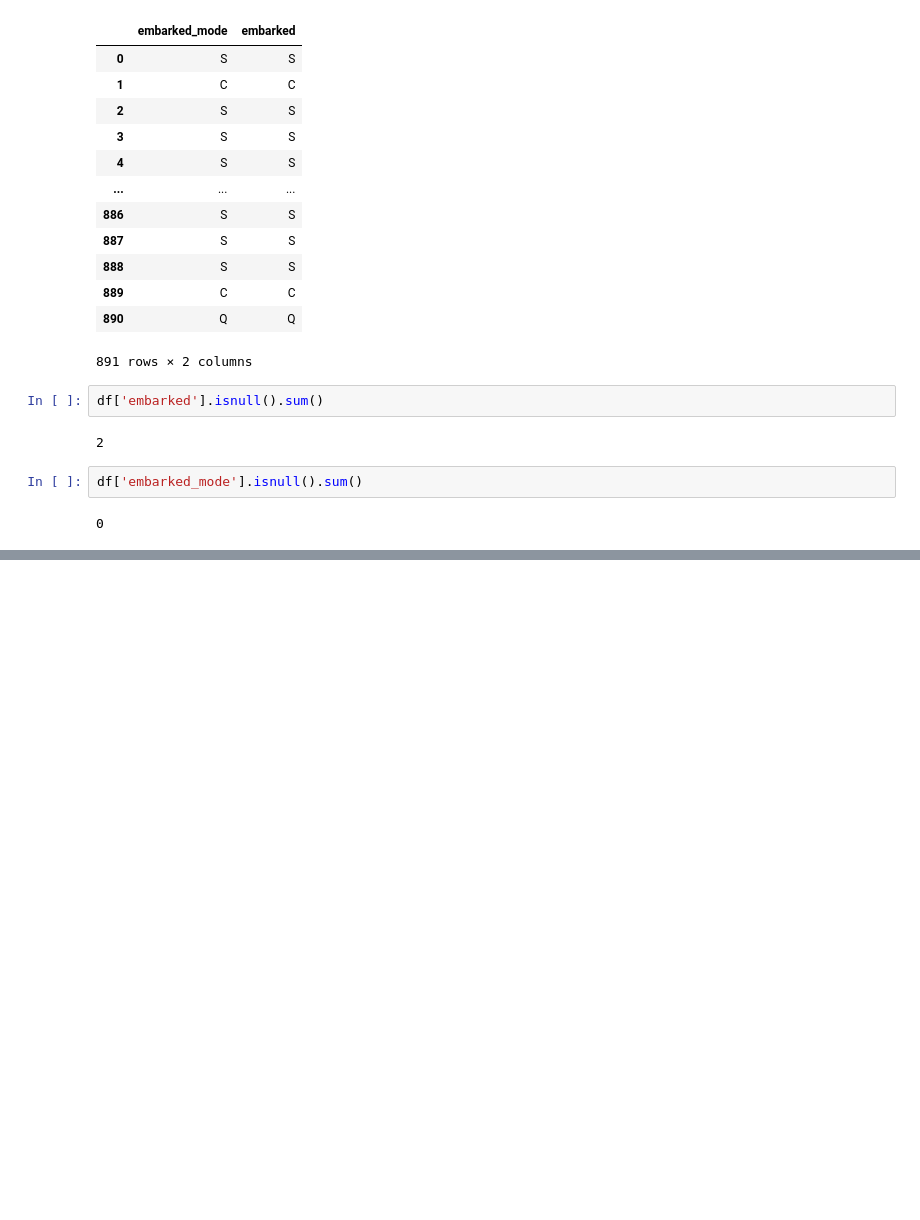
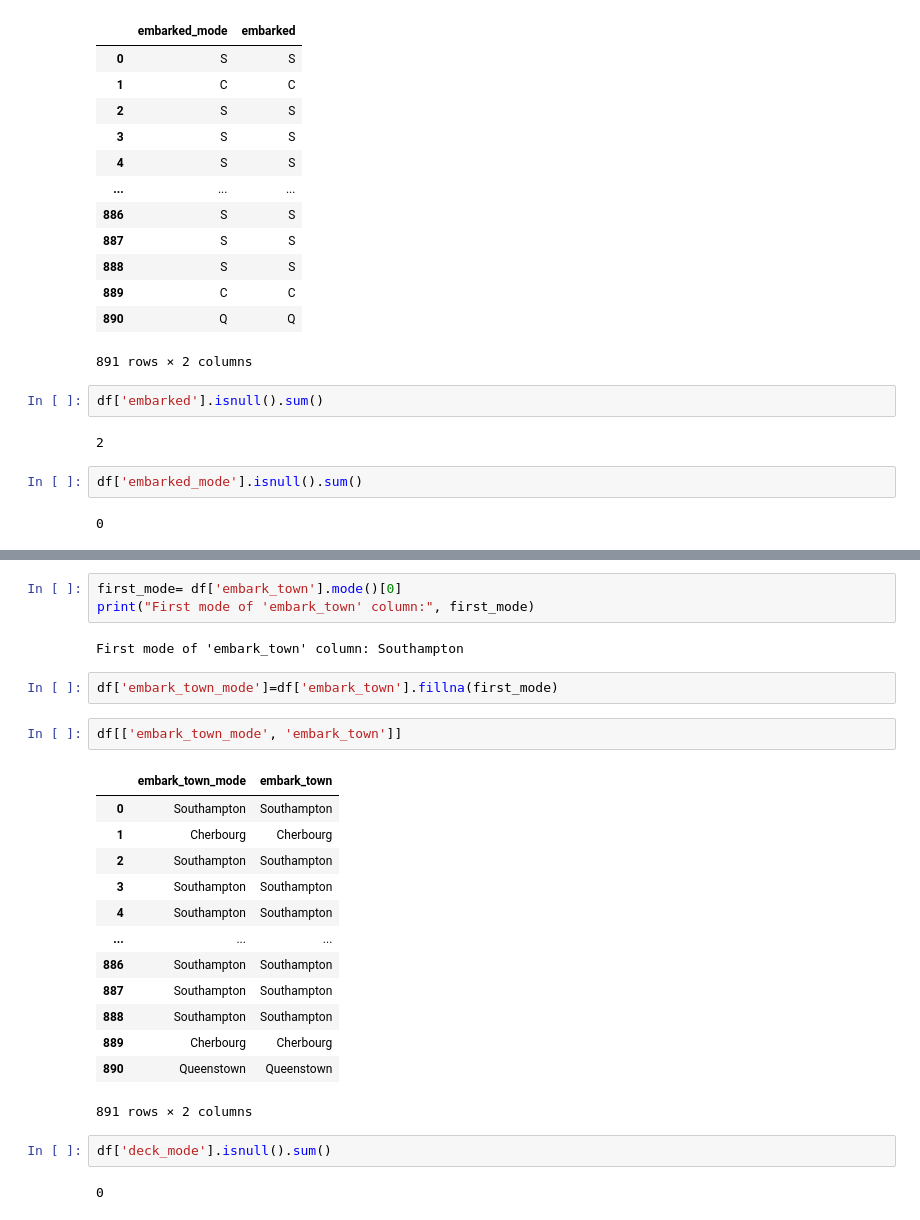
Before and after one commit to Thejaswee-Badepalle/Machine-Learning, a Jupyter notebook: Handling Missing Values.ipynb, the cells around one changed output, grey strips where cells are left out. Drawn from its saved outputs; the diff is of its cells as text; blank space fills up the shorter version.

```diff
--- a/Handling Missing Values.ipynb
+++ b/Handling Missing Values.ipynb
@@ -165,0 +216,27 @@ df['embarked_mode'].isnull().sum()
+# %%
+first_mode= df['embark_town'].mode()[0]
+print("First mode of 'embark_town' column:", first_mode)
+# %% [output]
+First mode of 'embark_town' column: Southampton
+# %%
+df['embark_town_mode']=df['embark_town'].fillna(first_mode)
+# %%
+df[['embark_town_mode', 'embark_town']]
+# %% [output]
+|  | embark_town_mode | embark_town |
+| 0 | Southampton | Southampton |
+| 1 | Cherbourg | Cherbourg |
+| 2 | Southampton | Southampton |
+| 3 | Southampton | Southampton |
+| 4 | Southampton | Southampton |
+| ... | ... | ... |
+| 886 | Southampton | Southampton |
+| 887 | Southampton | Southampton |
+| 888 | Southampton | Southampton |
+| 889 | Cherbourg | Cherbourg |
+| 890 | Queenstown | Queenstown |
+891 rows × 2 columns
+# %%
+df['deck_mode'].isnull().sum()
+# %% [output]
+0
```
Also changed, not shown: parts of 12 cells of this notebook.
